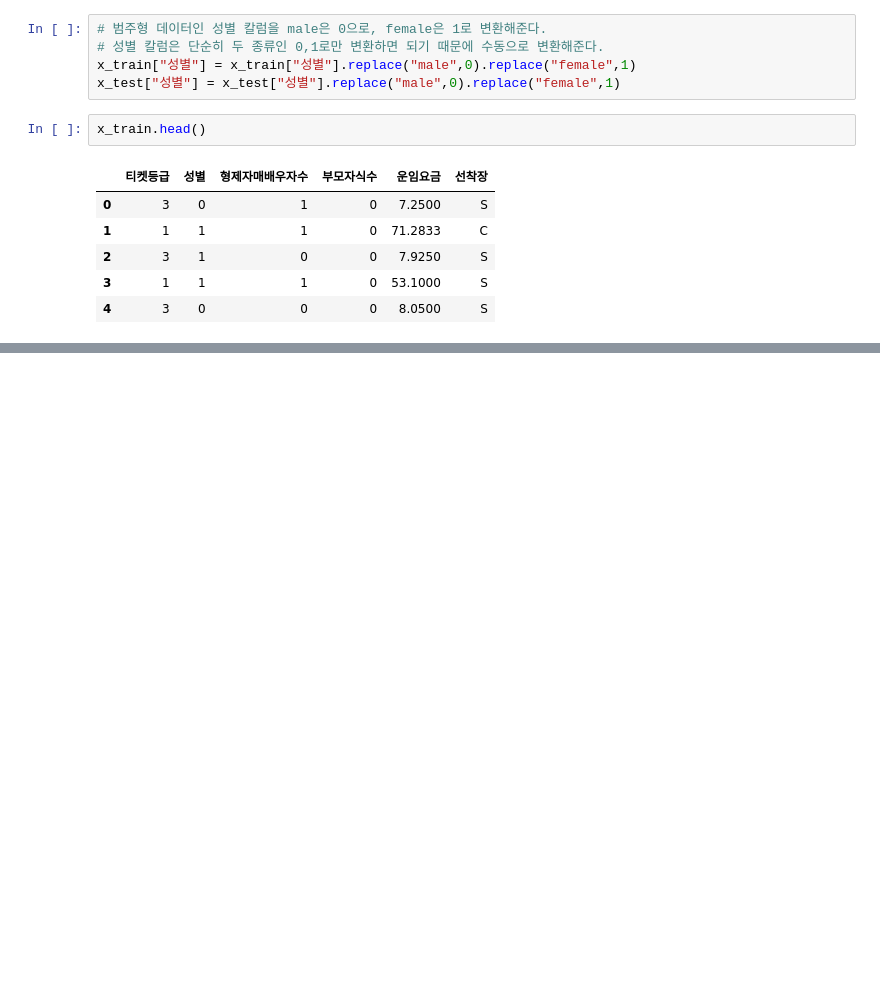
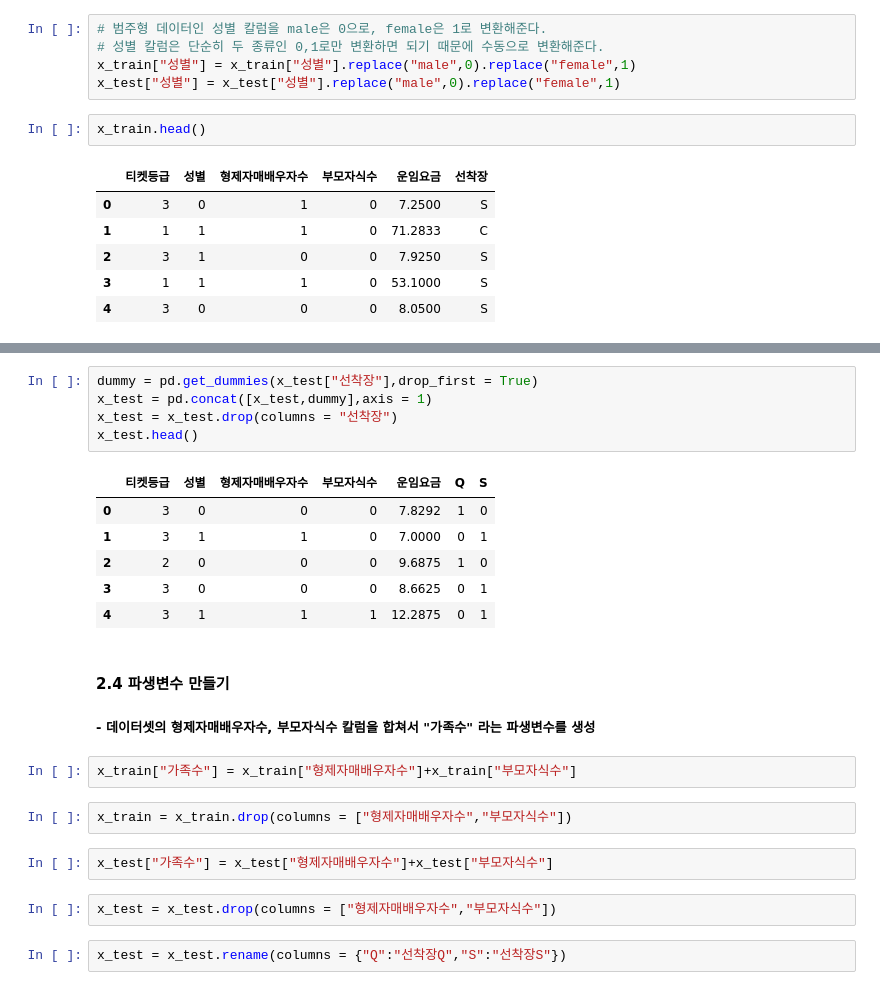
Before and after one commit to lwg1421/TIL, a Jupyter notebook: 1006_XGBClassifier.ipynb, the cells around one changed output, grey strips where cells are left out. Drawn from its saved outputs; the diff is of its cells as text; blank space fills up the shorter version.

```diff
--- a/1005_XGBClassifier.ipynb
+++ b/1006_XGBClassifier.ipynb
@@ -267,0 +291,25 @@ x_train.head()
+# %%
+dummy = pd.get_dummies(x_test["선착장"],drop_first = True)
+x_test = pd.concat([x_test,dummy],axis = 1)
+x_test = x_test.drop(columns = "선착장")
+x_test.head()
+# %% [output]
+|  | 티켓등급 | 성별 | 형제자매배우자수 | 부모자식수 | 운임요금 | Q | S |
+| 0 | 3 | 0 | 0 | 0 | 7.8292 | 1 | 0 |
+| 1 | 3 | 1 | 1 | 0 | 7.0000 | 0 | 1 |
+| 2 | 2 | 0 | 0 | 0 | 9.6875 | 1 | 0 |
+| 3 | 3 | 0 | 0 | 0 | 8.6625 | 0 | 1 |
+| 4 | 3 | 1 | 1 | 1 | 12.2875 | 0 | 1 |
+# %% [markdown]
+#### 2.4 파생변수 만들기
+##### - 데이터셋의 형제자매배우자수, 부모자식수 칼럼을 합쳐서 "가족수" 라는 파생변수를 생성
+# %%
+x_train["가족수"] = x_train["형제자매배우자수"]+x_train["부모자식수"]
+# %%
+x_train = x_train.drop(columns = ["형제자매배우자수","부모자식수"])
+# %%
+x_test["가족수"] = x_test["형제자매배우자수"]+x_test["부모자식수"]
+# %%
+x_test = x_test.drop(columns = ["형제자매배우자수","부모자식수"])
+# %%
+x_test = x_test.rename(columns = {"Q":"선착장Q","S":"선착장S"})
```
Also changed, not shown: parts of 18 cells of this notebook.
